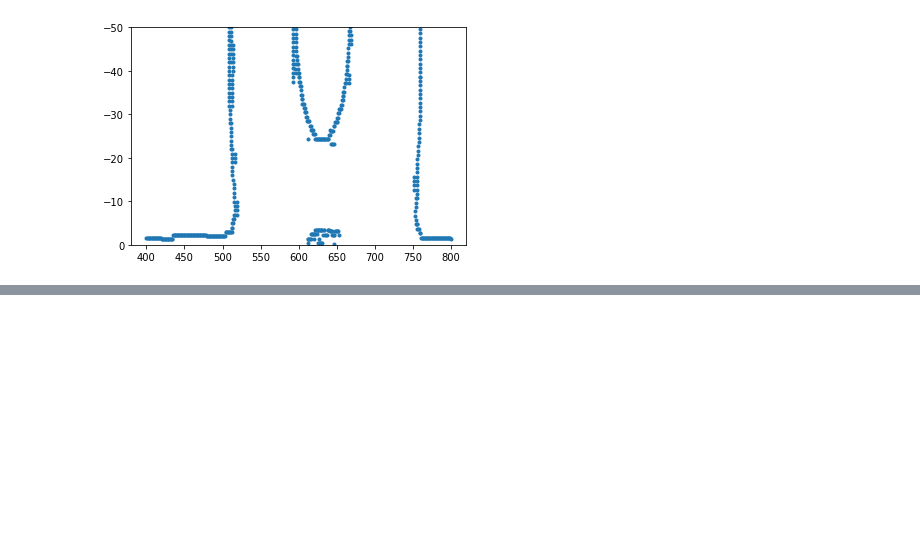
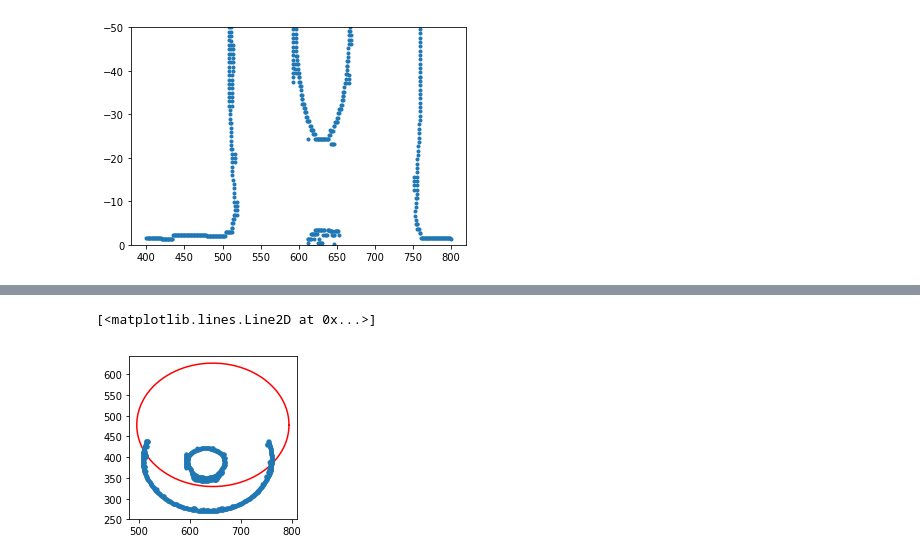
Before and after one commit to michaelorella/Sessile.drop.analysis, a Jupyter notebook: JunkTests.ipynb, the cells around one changed output, grey strips where cells are left out. Saved outputs shown, nothing was run; the diff lists cells and outputs as text; code cells hidden in the pictures; blank space fills up the shorter version.

```diff
--- a/JunkTests.ipynb
+++ b/JunkTests.ipynb
@@ -101,0 +90,13 @@ plt.ylim([0,-50])
+# %%
+theta = np.linspace(0,2*np.pi,num = 100)
+# %%
+*z, r = Out[33]['x']
+x = z[0] + r * np.cos(theta)
+y = z[1] + r * np.sin(theta)
+# %%
+plt.figure(figsize = (3,3))
+plt.plot(x,y,'r-')
+plt.plot(circ_points[:,0],circ_points[:,1],'.')
+# %% [output]
+[<matplotlib.lines.Line2D at 0x...>]
+[figure, added]
```
Also changed, not shown: parts of 35 cells of this notebook.
